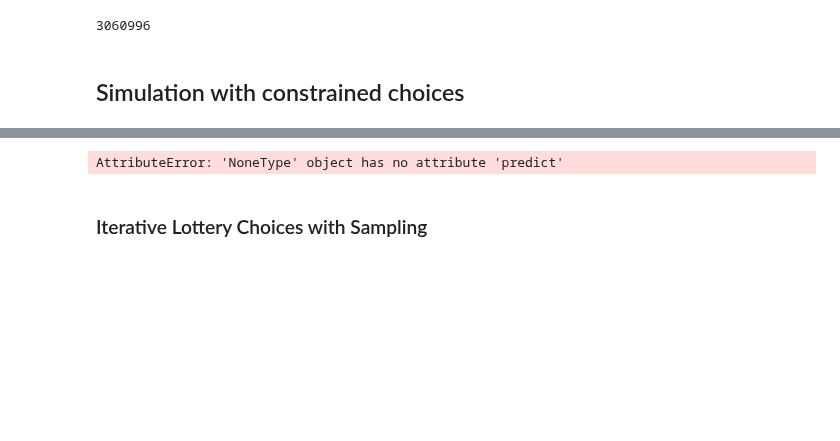
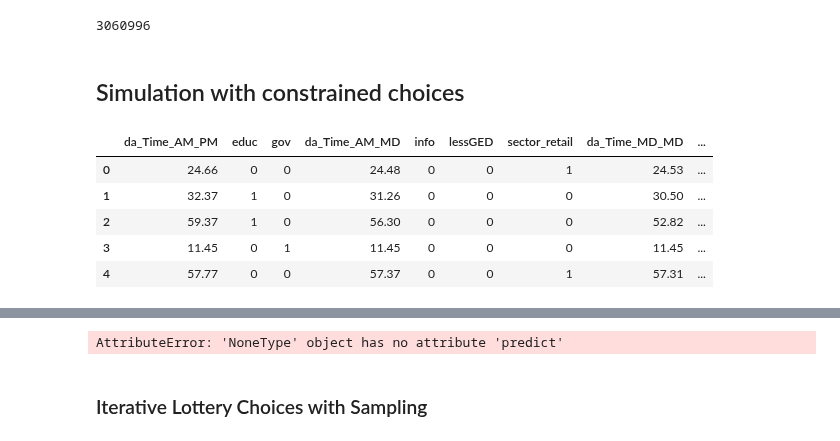
Before and after one commit to ual/ual_model_workspace, a Jupyter notebook: fall-2018-models/notebooks-emma/TOD_Simulation.ipynb, the cells around one changed output, grey strips where cells are left out. Drawn from its saved outputs; the diff is of its cells as text; code cells hidden in the pictures; blank space fills up the shorter version.

```diff
--- a/fall-2018-models/notebooks-emma/TOD_Simulation.ipynb
+++ b/fall-2018-models/notebooks-emma/TOD_Simulation.ipynb
@@ -304,0 +309,9 @@ def tripsA():
+# %%
+df.head()
+# %% [output]
+|  | da_Time_AM_PM | educ | gov | da_Time_AM_MD | info | lessGED | sector_retail | da_Time_MD_MD | ... |
+| 0 | 24.66 | 0 | 0 | 24.48 | 0 | 0 | 1 | 24.53 | ... |
+| 1 | 32.37 | 1 | 0 | 31.26 | 0 | 0 | 0 | 30.50 | ... |
+| 2 | 59.37 | 1 | 0 | 56.30 | 0 | 0 | 0 | 52.82 | ... |
+| 3 | 11.45 | 0 | 1 | 11.45 | 0 | 0 | 0 | 11.45 | ... |
+| 4 | 57.77 | 0 | 0 | 57.37 | 0 | 0 | 1 | 57.31 | ... |
```
Also changed, not shown: parts of 8 cells of this notebook, 1 other file.
